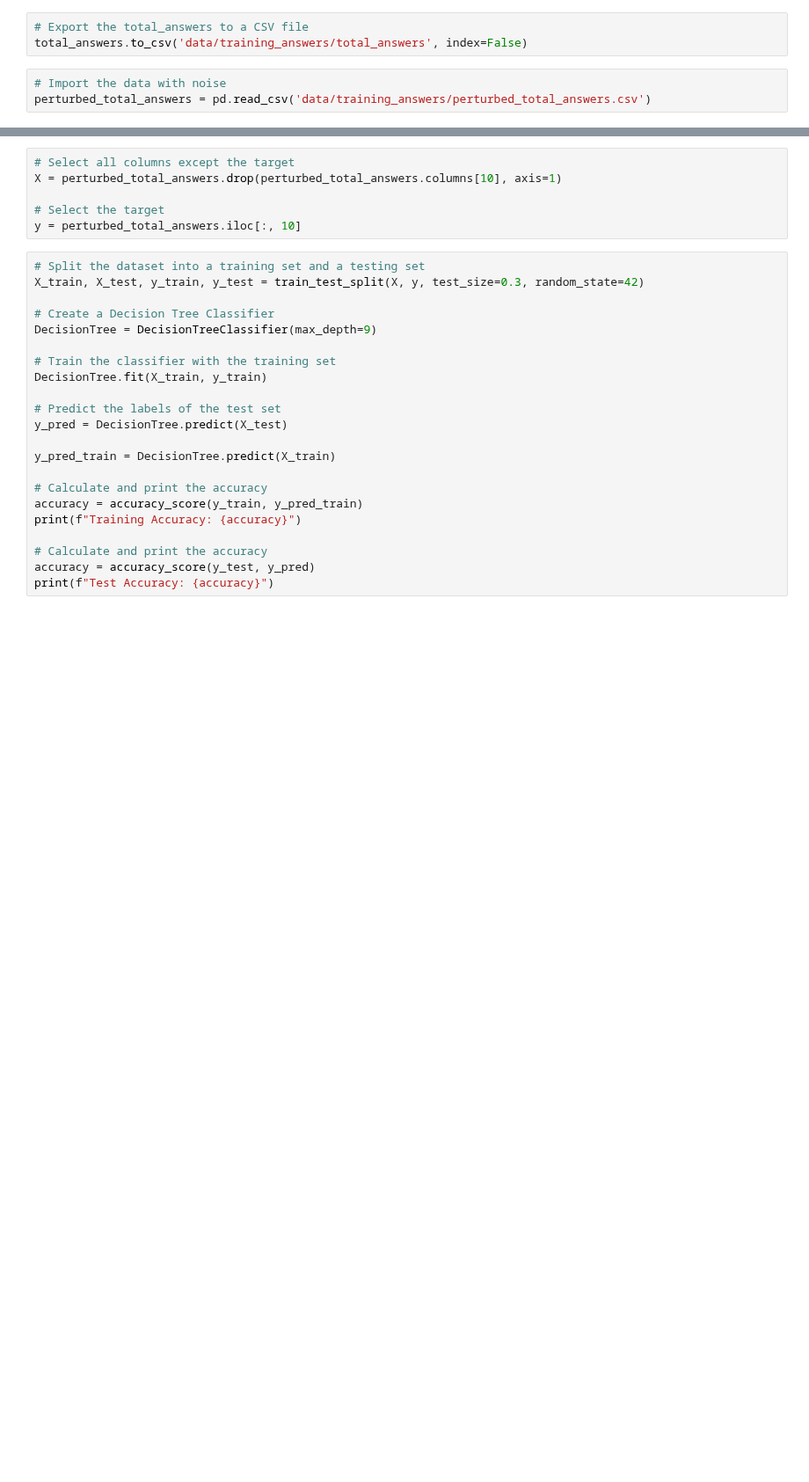
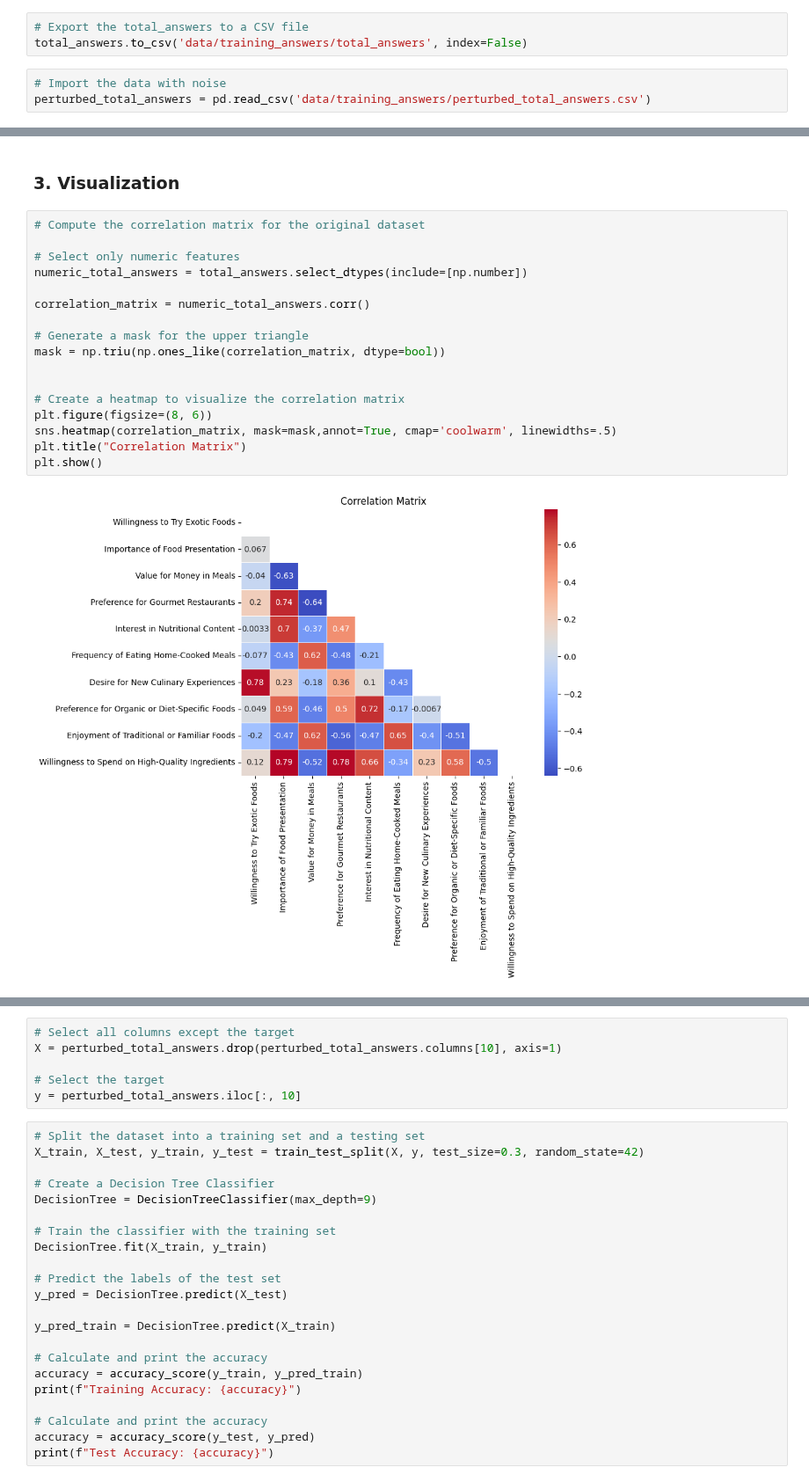
Before and after one commit to shaulleo/FlavourFlix, a Jupyter notebook: EDA-QuestionnaireData.ipynb, the cells around one changed output, grey strips where cells are left out. Shown at 88% size. Saved outputs shown, nothing was run; the diff lists cells and outputs as text; blank space fills up the shorter version.

Commit message:
inicio visualizaçao

```diff
--- a/EDA-QuestionnaireData.ipynb
+++ b/EDA-QuestionnaireData.ipynb
@@ -126,0 +179,21 @@ perturbed_total_answers = pd.read_csv('data/training_answers/perturbed_total_ans
+# %% [markdown]
+### 3. Visualization
+# %%
+# Compute the correlation matrix for the original dataset
+
+# Select only numeric features
+numeric_total_answers = total_answers.select_dtypes(include=[np.number])
+
+correlation_matrix = numeric_total_answers.corr()
+
+# Generate a mask for the upper triangle
+mask = np.triu(np.ones_like(correlation_matrix, dtype=bool))
+
+
+# Create a heatmap to visualize the correlation matrix
+plt.figure(figsize=(8, 6))
+sns.heatmap(correlation_matrix, mask=mask,annot=True, cmap='coolwarm', linewidths=.5)
+plt.title("Correlation Matrix")
+plt.show()
+# %% [output]
+[figure, added]
```
Also changed, not shown: parts of 10 cells of this notebook.
